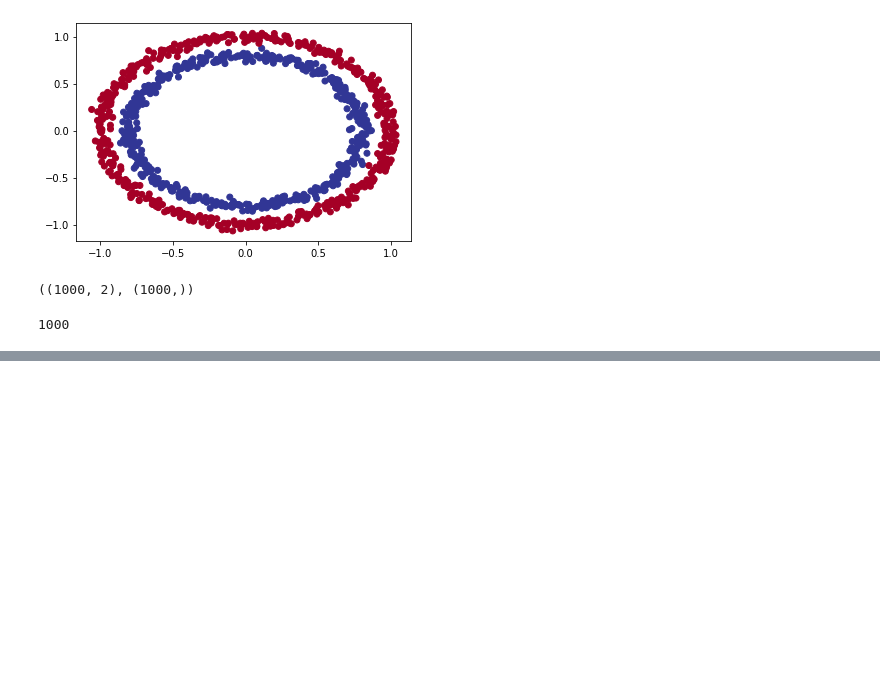
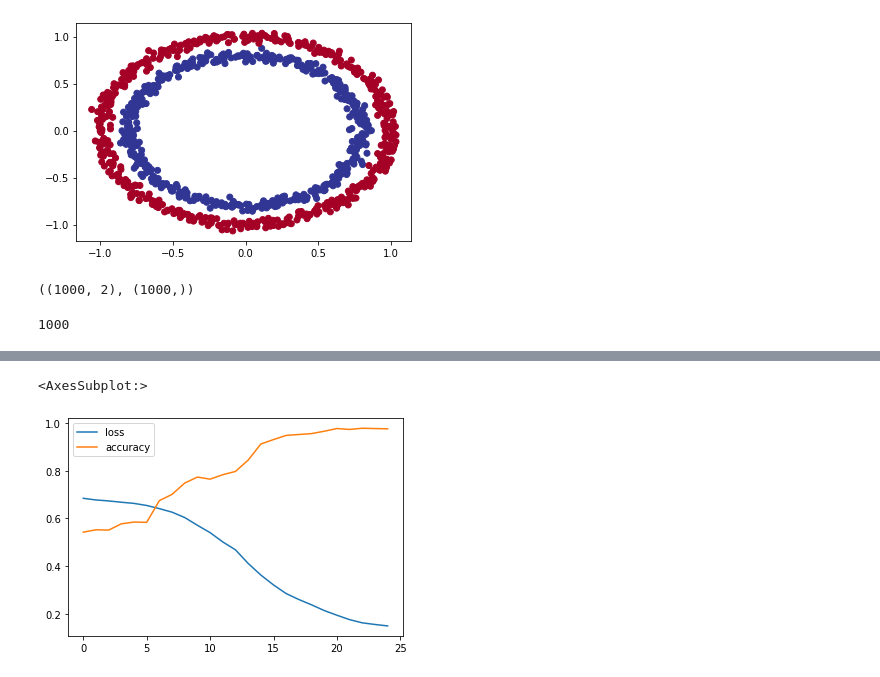
Before and after one commit to alexmercea99/Tensorflow-Learning, a Jupyter notebook: 02_neural_network_classification.ipynb, the cells around one changed output, grey strips where cells are left out. Drawn from its saved outputs; the diff is of its cells as text; code cells hidden in the pictures; blank space fills up the shorter version.

```diff
--- a/02_neural_network_classification.ipynb
+++ b/02_neural_network_classification.ipynb
@@ -137,0 +238,5 @@ doing binary classification
+# %%
+pd.DataFrame(history.history).plot()
+# %% [output]
+<AxesSubplot:>
+[figure, added]
```
Also changed, not shown: parts of 50 cells of this notebook.
